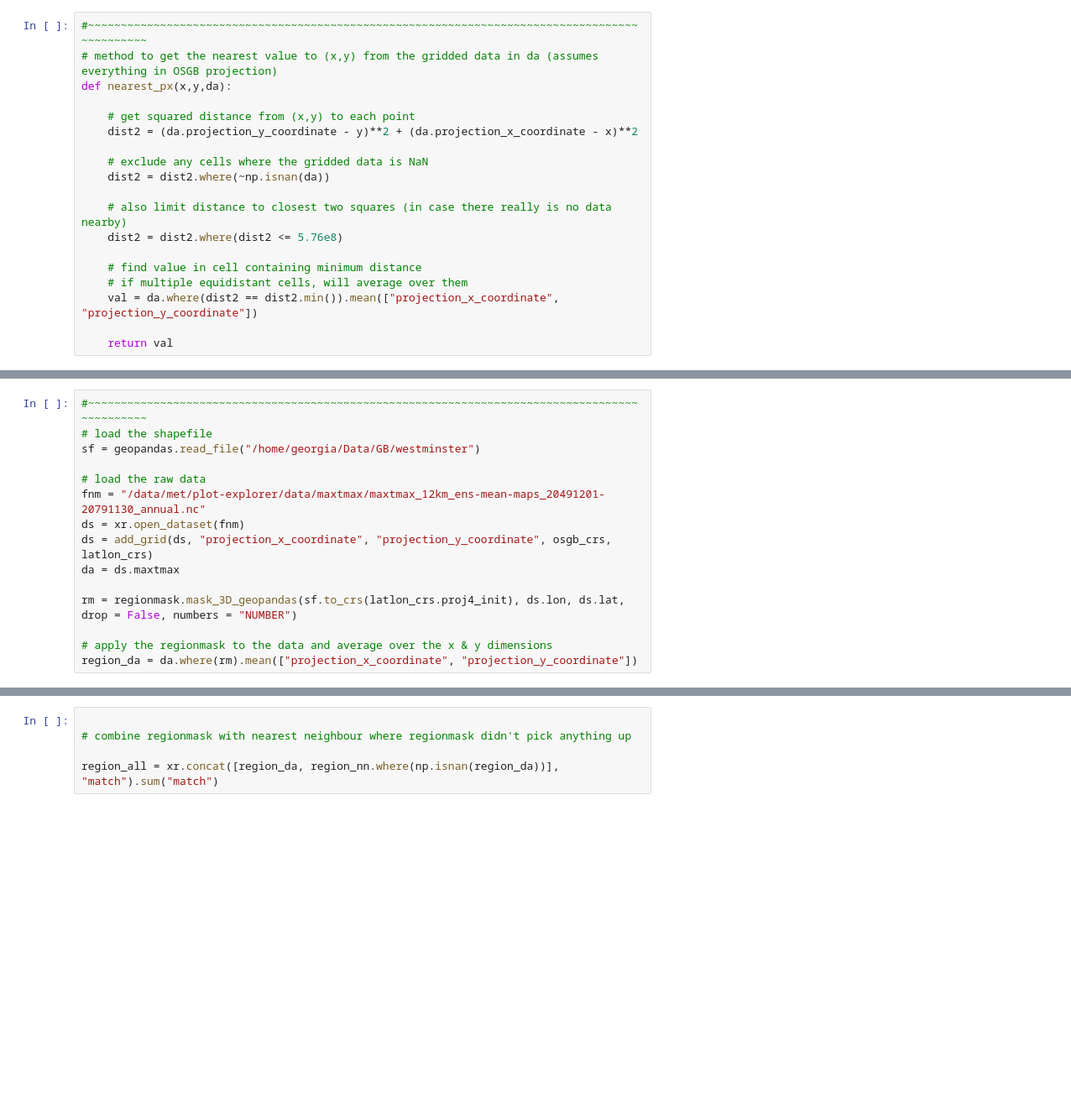
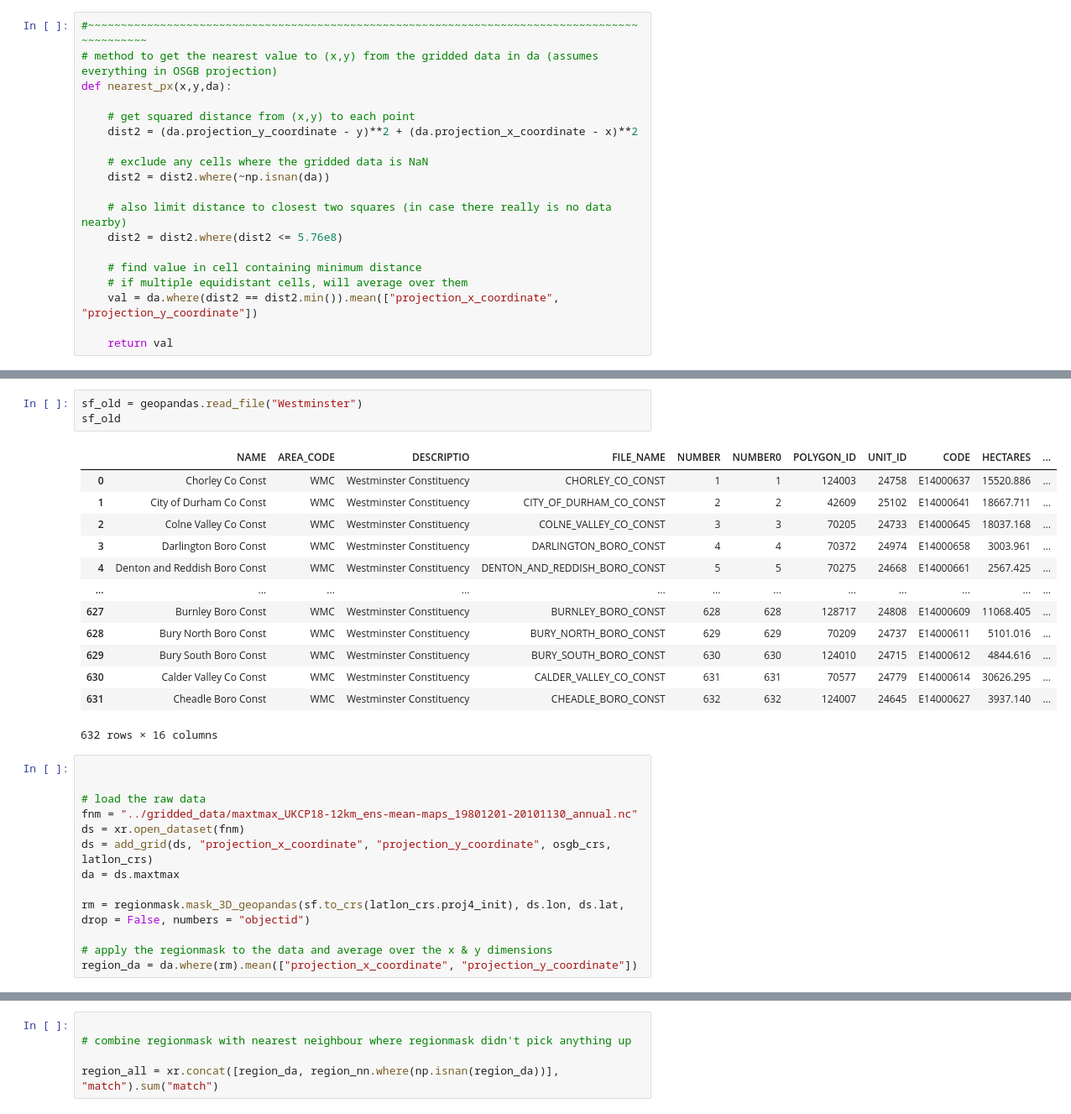
Before and after one commit to pmsept/Ecoweather, a Jupyter notebook: constituency_calculations/UKCP18CombinedCode.ipynb, the cells around one changed output, grey strips where cells are left out. Shown at 84% size. Saved outputs shown, nothing was run; the diff lists cells and outputs as text; blank space fills up the shorter version.

Commit message:
Extracted single variable by constituency

```diff
--- a/constituency_calculations/UKCP18CombinedCode.ipynb
+++ b/constituency_calculations/UKCP18CombinedCode.ipynb
@@ -31,15 +49,30 @@ def nearest_px(x,y,da):
+# %%
+sf_old = geopandas.read_file("Westminster")
+sf_old
+# %% [output]
+|  | NAME | AREA_CODE | DESCRIPTIO | FILE_NAME | NUMBER | NUMBER0 | POLYGON_ID | UNIT_ID | CODE | HECTARES | ... |
+| 0 | Chorley Co Const | WMC | Westminster Constituency | CHORLEY_CO_CONST | 1 | 1 | 124003 | 24758 | E14000637 | 15520.886 | ... |
+| 1 | City of Durham Co Const | WMC | Westminster Constituency | CITY_OF_DURHAM_CO_CONST | 2 | 2 | 42609 | 25102 | E14000641 | 18667.711 | ... |
+| 2 | Colne Valley Co Const | WMC | Westminster Constituency | COLNE_VALLEY_CO_CONST | 3 | 3 | 70205 | 24733 | E14000645 | 18037.168 | ... |
+| 3 | Darlington Boro Const | WMC | Westminster Constituency | DARLINGTON_BORO_CONST | 4 | 4 | 70372 | 24974 | E14000658 | 3003.961 | ... |
+| 4 | Denton and Reddish Boro Const | WMC | Westminster Constituency | DENTON_AND_REDDISH_BORO_CONST | 5 | 5 | 70275 | 24668 | E14000661 | 2567.425 | ... |
+| ... | ... | ... | ... | ... | ... | ... | ... | ... | ... | ... | ... |
+| 627 | Burnley Boro Const | WMC | Westminster Constituency | BURNLEY_BORO_CONST | 628 | 628 | 128717 | 24808 | E14000609 | 11068.405 | ... |
+| 628 | Bury North Boro Const | WMC | Westminster Constituency | BURY_NORTH_BORO_CONST | 629 | 629 | 70209 | 24737 | E14000611 | 5101.016 | ... |
+| 629 | Bury South Boro Const | WMC | Westminster Constituency | BURY_SOUTH_BORO_CONST | 630 | 630 | 124010 | 24715 | E14000612 | 4844.616 | ... |
+| 630 | Calder Valley Co Const | WMC | Westminster Constituency | CALDER_VALLEY_CO_CONST | 631 | 631 | 70577 | 24779 | E14000614 | 30626.295 | ... |
+| 631 | Cheadle Boro Const | WMC | Westminster Constituency | CHEADLE_BORO_CONST | 632 | 632 | 124007 | 24645 | E14000627 | 3937.140 | ... |
+632 rows × 16 columns
 # %%
-#~~~~~~~~~~~~~~~~~~~~~~~~~~~~~~~~~~~~~~~~~~~~~~~~~~~~~~~~~~~~~~~~~~~~~~~~~~~~~~~~~~~~~~~~~~~~~~
-# load the shapefile
-sf = geopandas.read_file("/home/georgia/Data/GB/westminster")
+
 
 # load the raw data
-fnm = "/data/met/plot-explorer/data/maxtmax/maxtmax_12km_ens-mean-maps_20491201-20791130_annual.nc"
+fnm = "../gridded_data/maxtmax_UKCP18-12km_ens-mean-maps_19801201-20101130_annual.nc"
 ds = xr.open_dataset(fnm)
 ds = add_grid(ds, "projection_x_coordinate", "projection_y_coordinate", osgb_crs, latlon_crs)
 da = ds.maxtmax
 
-rm = regionmask.mask_3D_geopandas(sf.to_crs(latlon_crs.proj4_init), ds.lon, ds.lat, drop = False, numbers = "NUMBER")
+rm = regionmask.mask_3D_geopandas(sf.to_crs(latlon_crs.proj4_init), ds.lon, ds.lat, drop = False, numbers = "objectid")
 
 # apply the regionmask to the data and average over the x & y dimensions
 region_da = da.where(rm).mean(["projection_x_coordinate", "projection_y_coordinate"])
```
Also changed, not shown: parts of 5 cells of this notebook.
